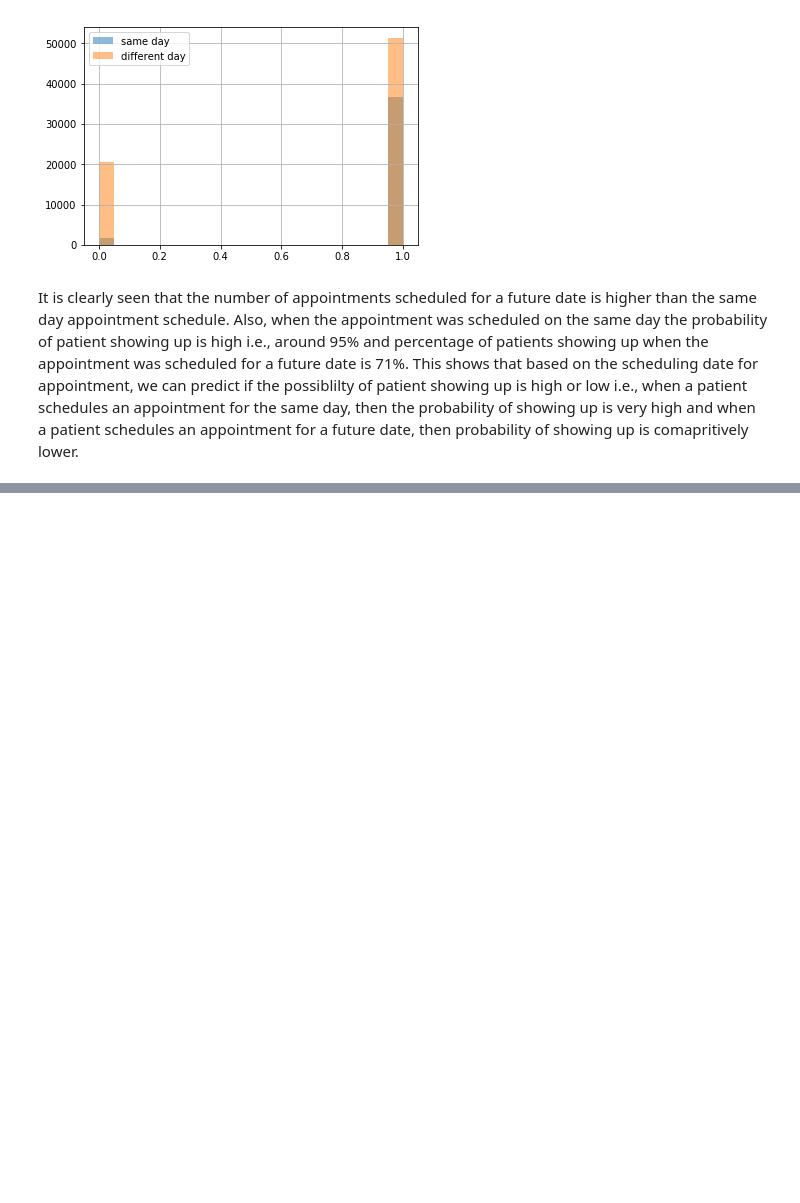
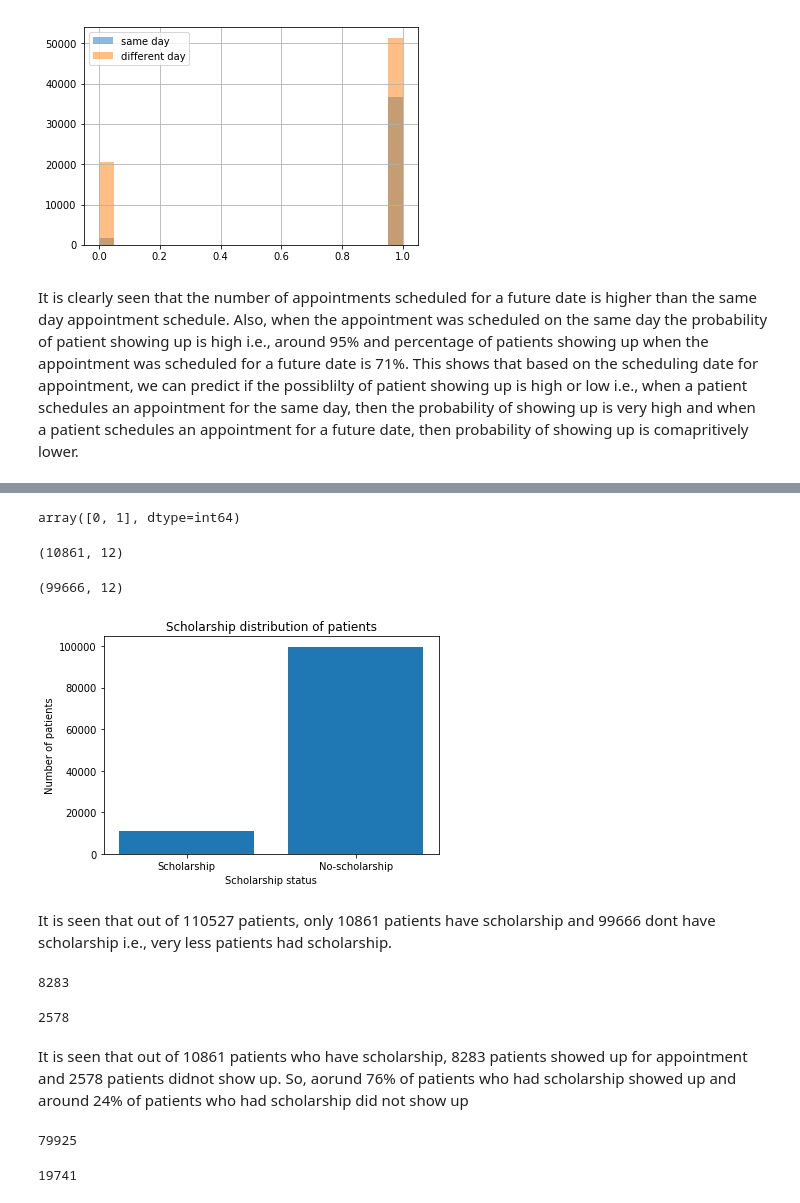
Before and after one commit to Kirthi-Raman/Appointment_NoShow, a Jupyter notebook: NoShow_Appointment.ipynb, the cells around one changed output, grey strips where cells are left out. Cells and saved outputs as stored; diff of their text form; code cells hidden in the pictures; blank space fills up the shorter version.

Commit message:
EDA based of Scholarship factor

```diff
--- a/NoShow_Appointment.ipynb
+++ b/NoShow_Appointment.ipynb
@@ -344,0 +350,50 @@ It is clearly seen that the number of appointments scheduled for a future date i
+# %%
+# Determine the possible values for 'Scholarship' column
+df_altered['Scholarship'].unique()
+# %% [output]
+array([0, 1], dtype=int64)
+# %%
+# determine the number of patients who have Scholarship
+df_scholarship = df_altered.query('Scholarship == 1')
+df_scholarship.shape
+# %% [output]
+(10861, 12)
+# %%
+# determine the number of patients who donot have Scholarship
+df_noscholarship = df_altered.query('Scholarship == 0')
+df_noscholarship.shape
+# %% [output]
+(99666, 12)
+# %%
+# plot the count of patients who had scholarship in bar chart
+plt.bar(['Scholarship','No-scholarship'],[len(df_scholarship),len(df_noscholarship)])
+plt.title('Scholarship distribution of patients')
+plt.xlabel('Scholarship status')
+plt.ylabel('Number of patients');
+# %% [output]
+[figure, added]
+# %% [markdown]
+It is seen that out of 110527 patients, only 10861 patients have scholarship and 99666 dont have scholarship
+i.e., very less patients had scholarship.
+# %%
+# Determine the number of patients who had Scholarship and showed up for appointment
+sum(df_scholarship['No-show']==1)
+# %% [output]
+8283
+# %%
+# Determine the number of patients who have Scholarship and did not show up for appointment
+sum(df_scholarship['No-show']==0)
+# %% [output]
+2578
+# %% [markdown]
+It is seen that out of 10861 patients who have scholarship, 8283 patients showed up for appointment and 2578 patients didnot show up. So, aorund 76% of patients who had scholarship showed up and around 24% of patients who had scholarship did not show up
+# %%
+# Determine the number of patients who did not Scholarship and showed up for appointment
+sum(df_noscholarship['No-show']==1)
+# %% [output]
+79925
+# %%
+# Determine the number of patients who didn't have Scholarship and did not show up for appointment
+sum(df_noscholarship['No-show']==0)
+# %% [output]
+19741
```
Also changed, not shown: parts of 4 cells of this notebook.
